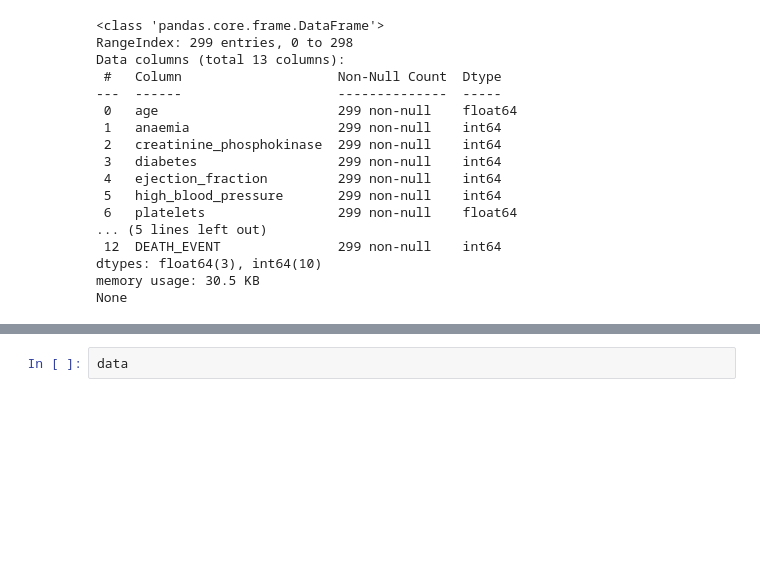
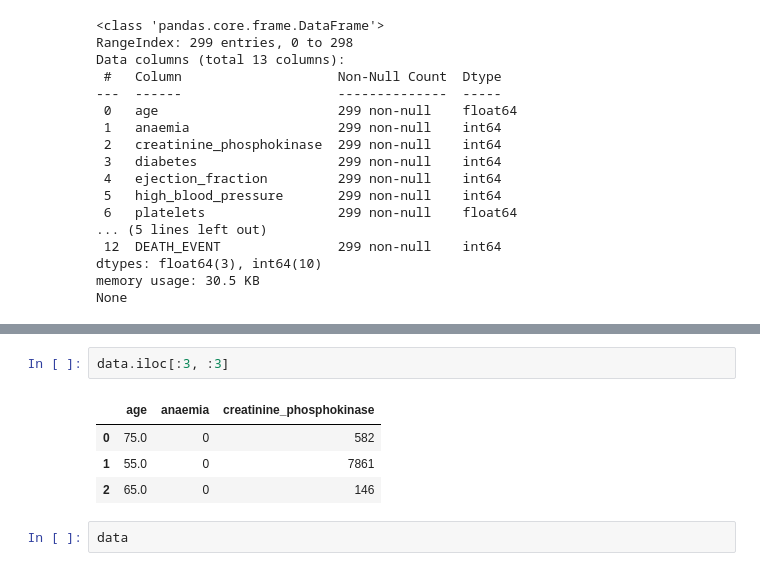
Before and after one commit to yuri-spizhovyi-mit/ET6-ML, a Jupyter notebook: clustering/Recitation.ipynb, the cells around one changed output, grey strips where cells are left out. Drawn from its saved outputs; the diff is of its cells as text; blank space fills up the shorter version.

```diff
--- a/clustering/Recitation.ipynb
+++ b/clustering/Recitation.ipynb
@@ -65,3 +90,10 @@ None
+# %%
+data.iloc[:3, :3]
+# %% [output]
+|  | age | anaemia | creatinine_phosphokinase |
+| 0 | 75.0 | 0 | 582 |
+| 1 | 55.0 | 0 | 7861 |
+| 2 | 65.0 | 0 | 146 |
 # %%
 data
 # %% [output]
```
Also changed, not shown: parts of 4 cells of this notebook.
